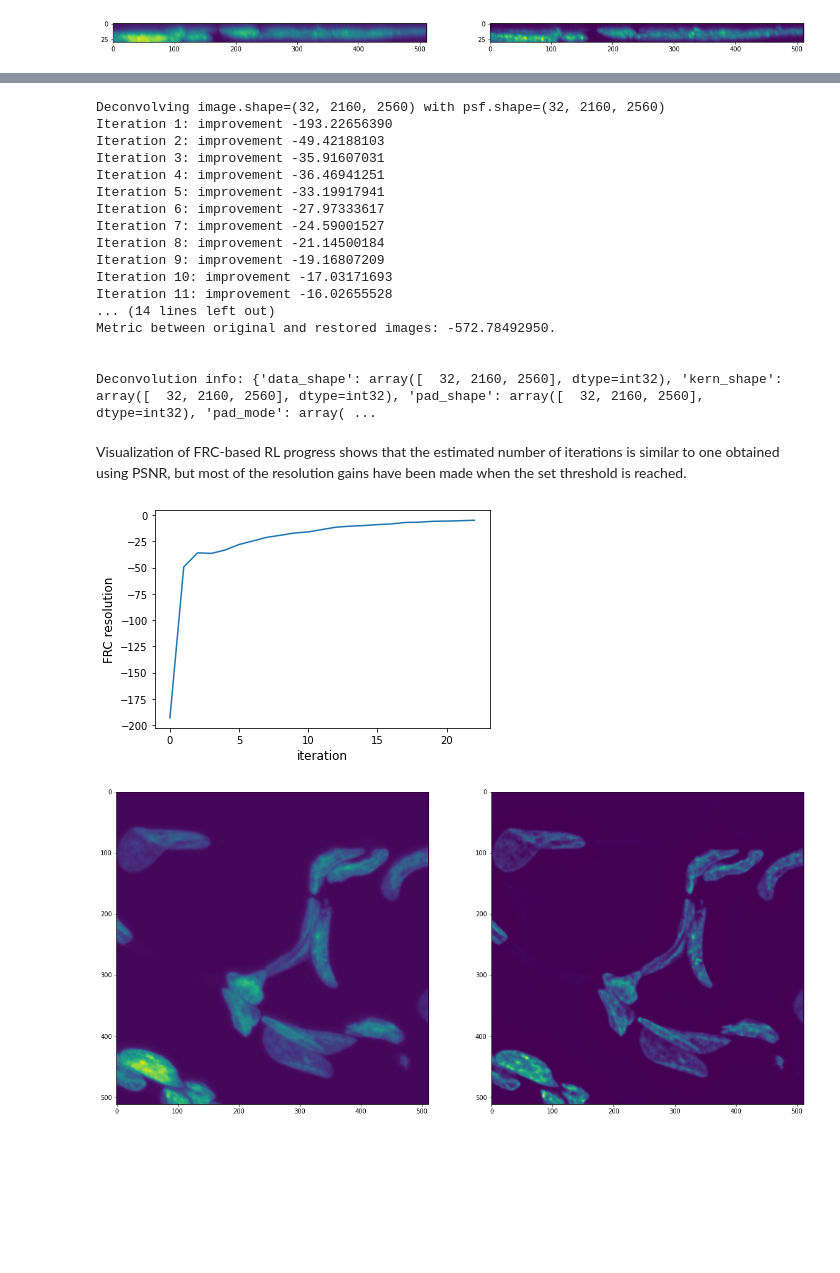
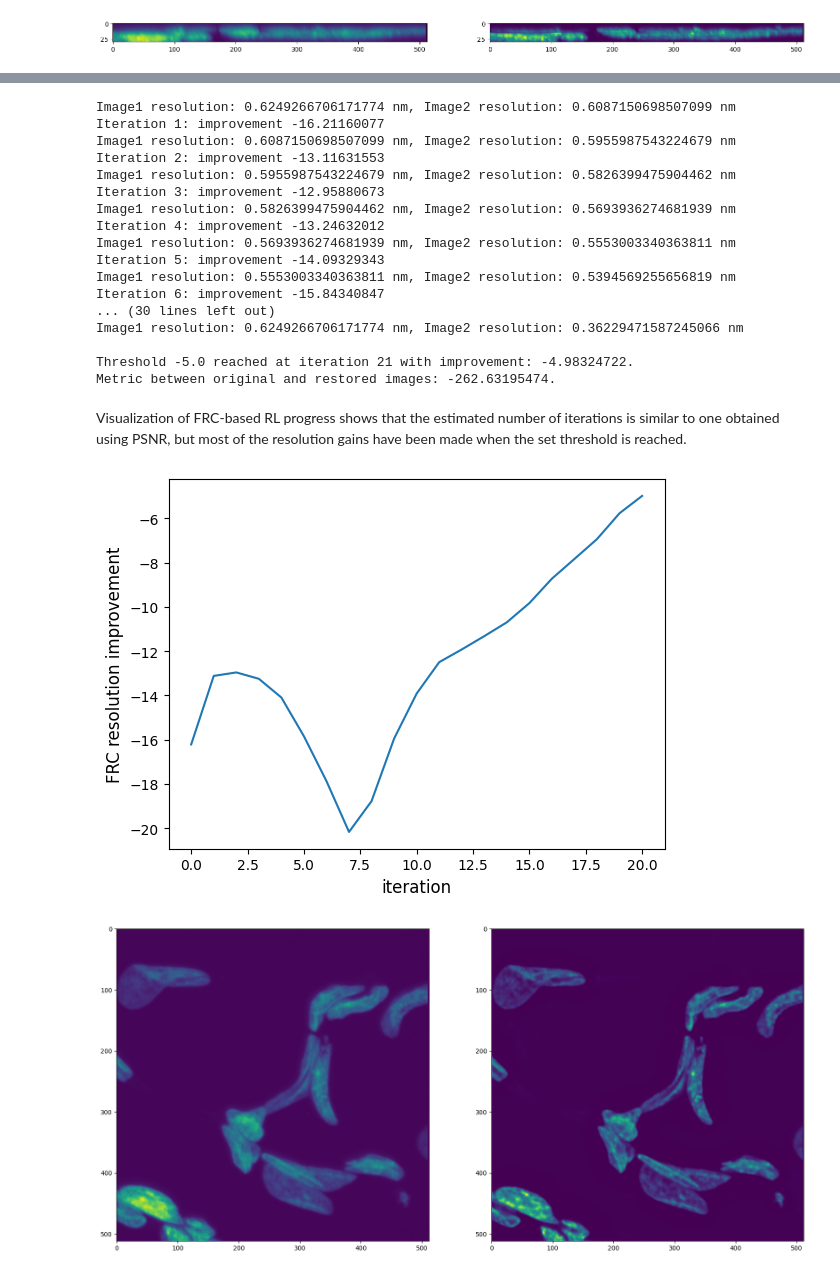
Before and after one commit to alxndrkalinin/morphocell, a Jupyter notebook: examples/notebooks/deconvolution_iterations.ipynb, the cells around one changed output, grey strips where cells are left out. Saved outputs shown, nothing was run; the diff lists cells and outputs as text; code cells hidden in the pictures; blank space fills up the shorter version.

Commit message:
WIP refactor(deconv): add correct np/cp Lucy_Richardson deconv

```diff
--- a/examples/notebooks/deconvolution_iterations.ipynb
+++ b/examples/notebooks/deconvolution_iterations.ipynb
@@ -191,45 +178,57 @@ The specified resolution threshold assumes a nanometer length scale, which is me
+# %%
+def frc_resolution_difference(image1, image2, bin_delta = 3, spacing = 1.0):
+    """Calculate difference between FRC-based resulutions of two images."""
+    if isinstance(spacing, (int, float)):
+        spacing = (spacing, spacing)
+
+    mid_z = image1.shape[0] // 2
+    image1_res = frc_resolution(image1[mid_z], bin_delta=bin_delta, spacing=spacing)
+    image2_res = frc_resolution(image2[mid_z], bin_delta=bin_delta, spacing=spacing)
+    print(f"Image1 resolution: {image1_res} nm, Image2 resolution: {image2_res} nm")
+    return (image2_res - image1_res) * 1000  # return diff in nm
 # %%
-frc_thresh_iter, frc_resolution = deconv_iter_num_finder(
+frc_thresh_iter, frc_resolution_results = deconv_iter_num_finder(
     image,
     psf,
     metric_fn=frc_resolution_difference,
     metric_kwargs={
-        "frc_bin_delta": 3,
-        "axis": "xy",
-        "scales": (scale_z, scale_xy, scale_xy),
+        "bin_delta": 3,
+        "spacing": scale_xy,
     },
-    metric_threshold=-5.0,  # frc_resolution_difference returns improvement in nm it^−1
+    metric_threshold=-5.0,  # min improvement in nm/it
     max_iter=25,
-    scales=voxel_sizes,
     verbose=True,
+    implementation = "xpy",
+    noncirc=False,
+    use_gpu=True,
 )
 # %% [output]
-Deconvolving image.shape=(32, 2160, 2560) with psf.shape=(32, 2160, 2560)
-Iteration 1: improvement -193.22656390
-Iteration 2: improvement -49.42188103
-Iteration 3: improvement -35.91607031
-Iteration 4: improvement -36.46941251
-Iteration 5: improvement -33.19917941
-Iteration 6: improvement -27.97333617
-Iteration 7: improvement -24.59001527
-Iteration 8: improvement -21.14500184
-Iteration 9: improvement -19.16807209
-Iteration 10: improvement -17.03171693
-Iteration 11: improvement -16.02655528
-... (14 lines left out)
-Metric between original and restored images: -572.78492950.
+Image1 resolution: 0.6249266706171774 nm, Image2 resolution: 0.6087150698507099 nm
+Iteration 1: improvement -16.21160077
+Image1 resolution: 0.6087150698507099 nm, Image2 resolution: 0.5955987543224679 nm
+Iteration 2: improvement -13.11631553
+Image1 resolution: 0.5955987543224679 nm, Image2 resolution: 0.5826399475904462 nm
+Iteration 3: improvement -12.95880673
+Image1 resolution: 0.5826399475904462 nm, Image2 resolution: 0.5693936274681939 nm
+Iteration 4: improvement -13.24632012
+Image1 resolution: 0.5693936274681939 nm, Image2 resolution: 0.5553003340363811 nm
+Iteration 5: improvement -14.09329343
+Image1 resolution: 0.5553003340363811 nm, Image2 resolution: 0.5394569255656819 nm
+Iteration 6: improvement -15.84340847
+... (30 lines left out)
+Image1 resolution: 0.6249266706171774 nm, Image2 resolution: 0.36229471587245066 nm
 
-
-Deconvolution info: {'data_shape': array([  32, 2160, 2560], dtype=int32), 'kern_shape': array([  32, 2160, 2560], dtype=int32), 'pad_shape': array([  32, 2160, 2560], dtype=int32), 'pad_mode': array( ...
+Threshold -5.0 reached at iteration 21 with improvement: -4.98324722.
+Metric between original and restored images: -262.63195474.
 # %% [markdown]
 Visualization of FRC-based RL progress shows that the estimated number of iterations is similar to one obtained using PSNR, but most of the resolution gains have been made when the set threshold is reached.
 # %%
-plt.plot([res["metric_gain"] for res in frc_resolution[1:]])
+plt.plot([res["metric_gain"] for res in frc_resolution_results[1:]])
 plt.xlabel("iteration", fontsize=12)
-plt.ylabel("FRC resolution", fontsize=12)
+plt.ylabel("FRC resolution improvement", fontsize=12)
 plt.show()
 # %% [output]
-[figure, old version]
+[figure, new version]
 # %%
 patch = slice(0, image.shape[0]), slice(1024, 1024 + 512), slice(2048, 2048 + 512)
 
```
Also changed, not shown: parts of 9 cells of this notebook, 3 other files.
